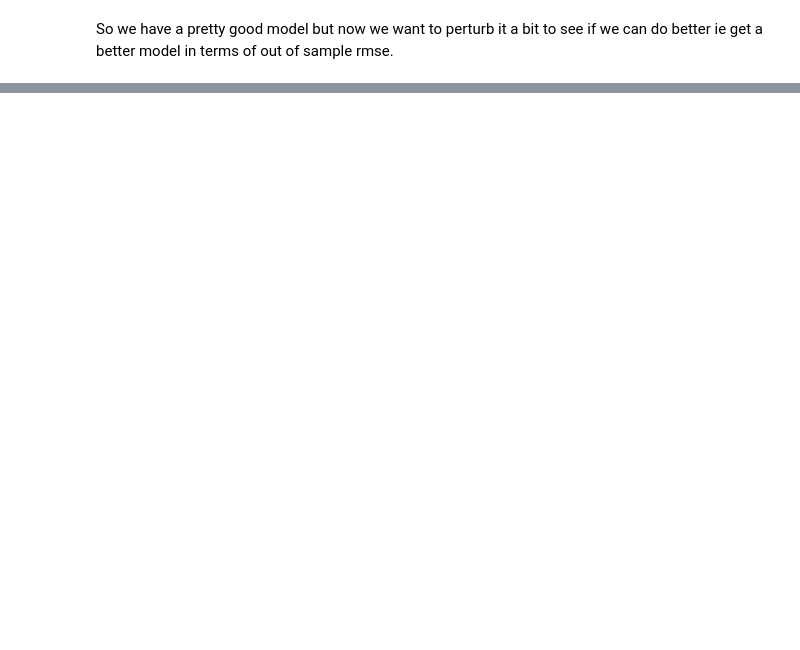
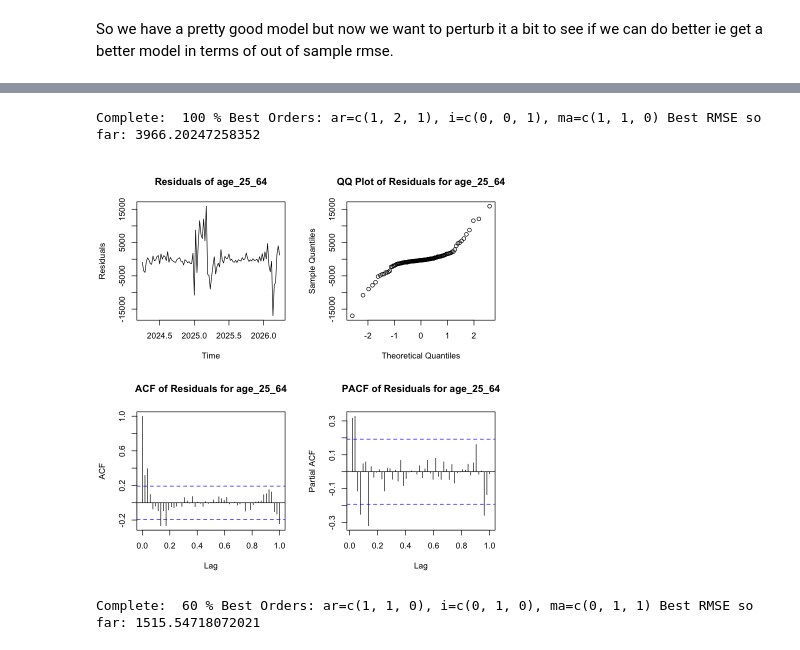
Before and after one commit to atlas0bh/stat443-project, a Jupyter notebook: perturbations_msarima.ipynb, the cells around one changed output, grey strips where cells are left out. Saved outputs shown, nothing was run; the diff lists cells and outputs as text; code cells hidden in the pictures; blank space fills up the shorter version.

```diff
--- a/perturbations_msarima.ipynb
+++ b/perturbations_msarima.ipynb
@@ -527,0 +264,16 @@ Warning message in title(...):
+# %%
+initial_orders_age_25_64 = list(ar=c(1, 2, 1), i=c(0, 0, 1), ma=c(1, 1, 0))
+fc_age_25_64 <- get_it("age_25_64", initial_orders = initial_orders_age_25_64,perturbation = 2)
+# we use this so if it is taking to long we can stop the output and still have our forecast!
+fc_age_25_64_values <- fc_age_25_64$best_fc
+fc_age_25_64_fit <- fc_age_25_64$fit
+# %% [output]
+Complete:  100 % Best Orders: ar=c(1, 2, 1), i=c(0, 0, 1), ma=c(1, 1, 0) Best RMSE so far: 3966.20247258352
+[figure, added]
+# %%
+initial_orders_age_65 = list(ar=c(1, 1, 0), i=c(0, 1, 0), ma=c(0, 1, 1))
+fc_age_65 <- get_it("age_65", initial_orders = initial_orders_age_65,perturbation = 2, iterations = 50)
+fc_age_65_values <- fc_age_65$best_fc
+fc_age_65_fit <- fc_age_65$fit
+# %% [output]
+Complete:  60 % Best Orders: ar=c(1, 1, 0), i=c(0, 1, 0), ma=c(0, 1, 1) Best RMSE so far: 1515.54718072021
```
Also changed, not shown: parts of 25 cells of this notebook, 20 other files.
